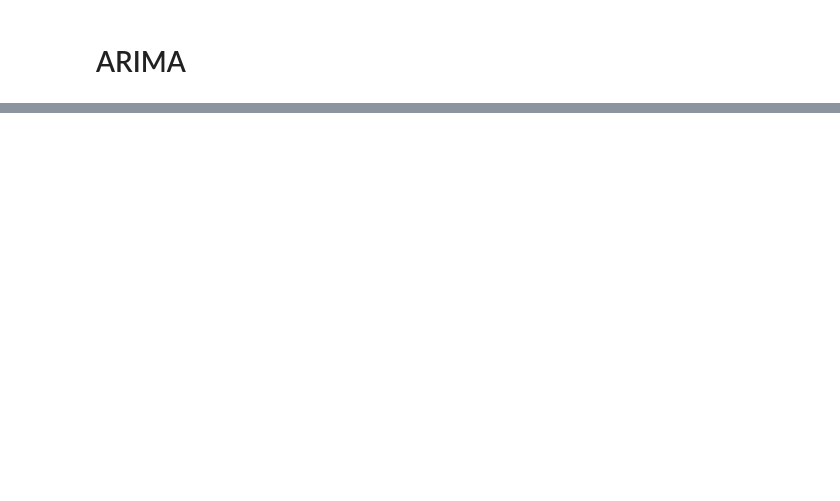
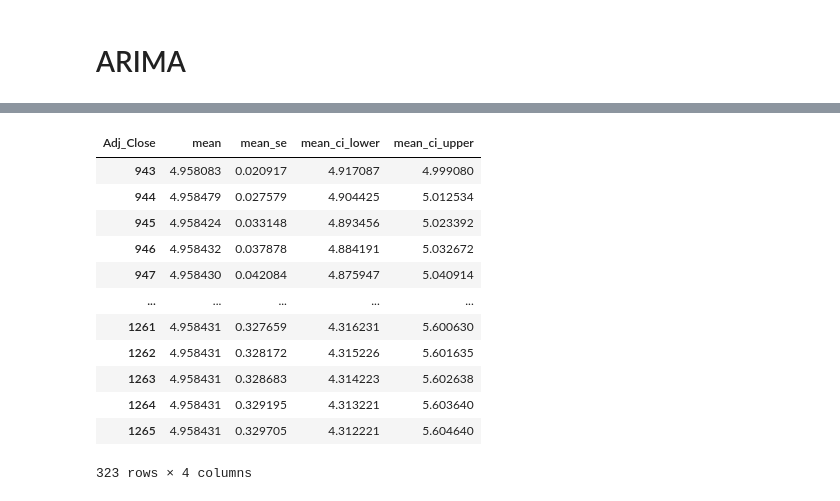
Before and after one commit to r-vvch/DMLS_2022_stocks, a Jupyter notebook: ARIMA.ipynb, the cells around one changed output, grey strips where cells are left out. Cells and saved outputs as stored; diff of their text form; code cells hidden in the pictures; blank space fills up the shorter version.

```diff
--- a/ARIMA.ipynb
+++ b/ARIMA.ipynb
@@ -249 +235,18 @@ fitted.conf_int()
+# %%
+dfdf = fitted.get_forecast(test_data.shape[0], alpha=0.05).summary_frame()
+dfdf
+# %% [output]
+| Adj_Close | mean | mean_se | mean_ci_lower | mean_ci_upper |
+| 943 | 4.958083 | 0.020917 | 4.917087 | 4.999080 |
+| 944 | 4.958479 | 0.027579 | 4.904425 | 5.012534 |
+| 945 | 4.958424 | 0.033148 | 4.893456 | 5.023392 |
+| 946 | 4.958432 | 0.037878 | 4.884191 | 5.032672 |
+| 947 | 4.958430 | 0.042084 | 4.875947 | 5.040914 |
+| ... | ... | ... | ... | ... |
+| 1261 | 4.958431 | 0.327659 | 4.316231 | 5.600630 |
+| 1262 | 4.958431 | 0.328172 | 4.315226 | 5.601635 |
+| 1263 | 4.958431 | 0.328683 | 4.314223 | 5.602638 |
+| 1264 | 4.958431 | 0.329195 | 4.313221 | 5.603640 |
+| 1265 | 4.958431 | 0.329705 | 4.312221 | 5.604640 |
+323 rows × 4 columns
 # %%
```
Also changed, not shown: parts of 23 cells of this notebook.
